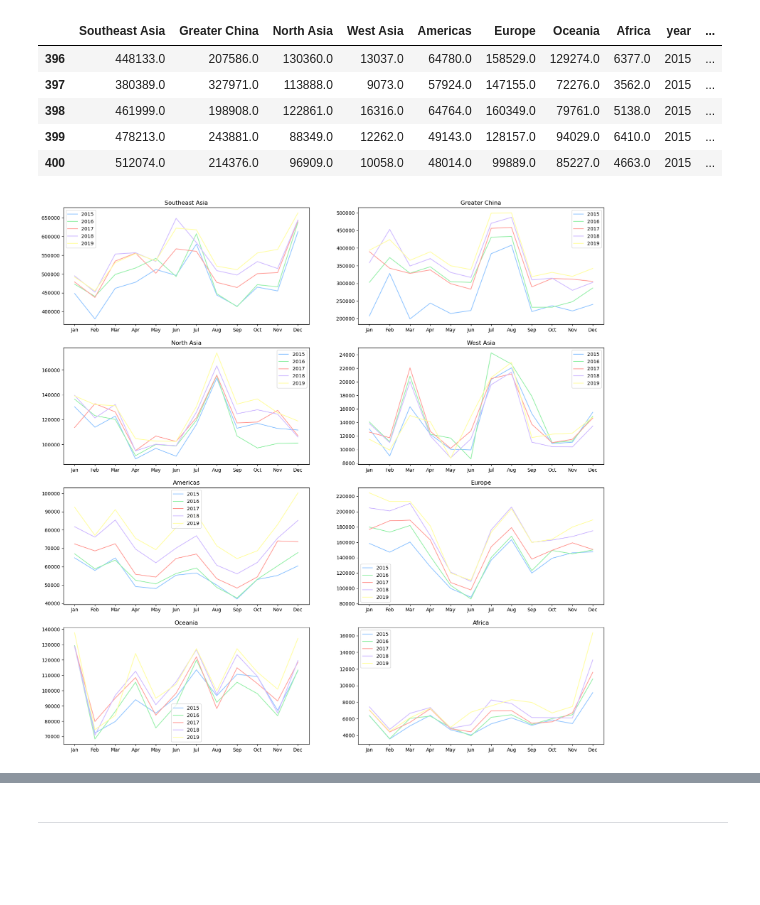
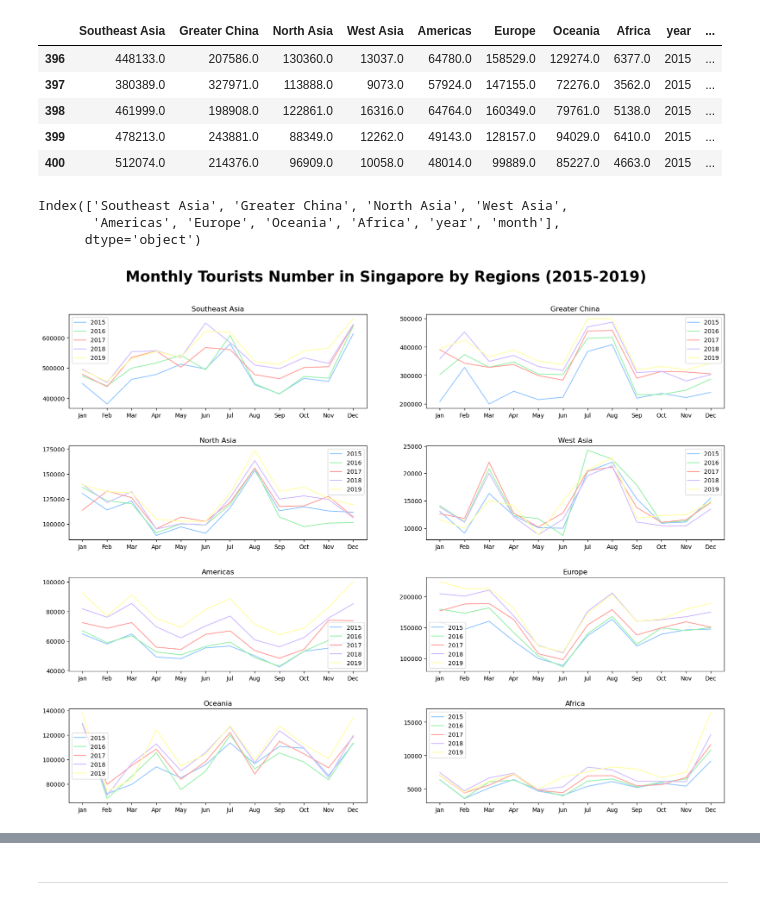
Before and after one commit to altheaxcvii/GA-Labs, a Jupyter notebook: Project 1/code/proj1code.ipynb, the cells around one changed output, grey strips where cells are left out. Cells and saved outputs as stored; diff of their text form; code cells hidden in the pictures; blank space fills up the shorter version.

```diff
--- a/Project 1/code/proj1code.ipynb
+++ b/Project 1/code/proj1code.ipynb
@@ -252,59 +412,53 @@ five_years_tourists.head()
 | 398 | 461999.0 | 198908.0 | 122861.0 | 16316.0 | 64764.0 | 160349.0 | 79761.0 | 5138.0 | 2015 | ... |
 | 399 | 478213.0 | 243881.0 | 88349.0 | 12262.0 | 49143.0 | 128157.0 | 94029.0 | 6410.0 | 2015 | ... |
 | 400 | 512074.0 | 214376.0 | 96909.0 | 10058.0 | 48014.0 | 99889.0 | 85227.0 | 4663.0 | 2015 | ... |
-# %%
-figlist = [[0,0], [0,1], [1,0], [1,1], [2,0], [2,1], [3,0], [3,1]]
-
-for x in figlist
+# %%
+five_years_tourists.columns
+# %% [output]
+Index(['Southeast Asia', 'Greater China', 'North Asia', 'West Asia',
+       'Americas', 'Europe', 'Oceania', 'Africa', 'year', 'month'],
+      dtype='object')
 # %%
-fig, ax = plt.subplots(4,2, figsize = (20,20))
+fig, ax = plt.subplots(4,2, figsize = (20,15))
+figlist = [ax[0,0], ax[0,1], ax[1,0], ax[1,1], ax[2,0], ax[2,1], ax[3,0], ax[3,1]]
+plt.subplots_adjust(hspace = 0.4)
+plt.suptitle('Monthly Tourists Number in Singapore by Regions (2015-2019)', fontweight='bold', fontsize = 25, y=0.95)
 
 #SEA
 for x in five_years_tourists['year'].unique():
     ax[0,0].plot(five_years_tourists['month'].unique(), five_years_tourists[five_years_tourists['year']==x]['Southeast Asia'], label = x)
-ax[0,0].legend()
-ax[0,0].title.set_text('Southeast Asia')
 
 #Greater China
 for x in five_years_tourists['year'].unique():
     ax[0,1].plot(five_years_tourists['month'].unique(), five_years_tourists[five_years_tourists['year']==x]['Greater China'], label = x)
-ax[0,1].legend()
-ax[0,1].title.set_text('Greater China')
 
 #North Asia
 for x in five_years_tourists['year'].unique():
     ax[1,0].plot(five_years_tourists['month'].unique(), five_years_tourists[five_years_tourists['year']==x]['North Asia'], label = x)
-ax[1,0].legend()
-ax[1,0].title.set_text('North Asia')
 
 #West Asia
 for x in five_years_tourists['year'].unique():
     ax[1,1].plot(five_years_tourists['month'].unique(), five_years_tourists[five_years_tourists['year']==x]['West Asia'], label = x)
-ax[1,1].legend()
-ax[1,1].title.set_text('West Asia')
 
 #Americas
 for x in five_years_tourists['year'].unique():
     ax[2,0].plot(five_years_tourists['month'].unique(), five_years_tourists[five_years_tourists['year']==x]['Americas'], label = x)
-ax[2,0].legend()
-ax[2,0].title.set_text('Americas')
 
 #Europe
 for x in five_years_tourists['year'].unique():
     ax[2,1].plot(five_years_tourists['month'].unique(), five_years_tourists[five_years_tourists['year']==x]['Europe'], label = x)
-ax[2,1].legend()
-ax[2,1].title.set_text('Europe')
 
 #Oceania
 for x in five_years_tourists['year'].unique():
     ax[3,0].plot(five_years_tourists['month'].unique(), five_years_tourists[five_years_tourists['year']==x]['Oceania'], label = x)
-ax[3,0].legend()
-ax[3,0].title.set_text('Oceania')
 
 #Africa
 for x in five_years_tourists['year'].unique():
     ax[3,1].plot(five_years_tourists['month'].unique(), five_years_tourists[five_years_tourists['year']==x]['Africa'], label = x)
-ax[3,1].legend()
-ax[3,1].title.set_text('Africa')
+
+for x,y in zip(figlist, five_years_tourists.columns):
+    x.legend()
+    x.title.set_text(y)
+    x.locator_params(axis='y', tight=None, nbins=4)
 # %% [output]
-[figure, old version]
+[figure, new version]
```
Also changed, not shown: parts of 50 cells of this notebook, 3 other files.
